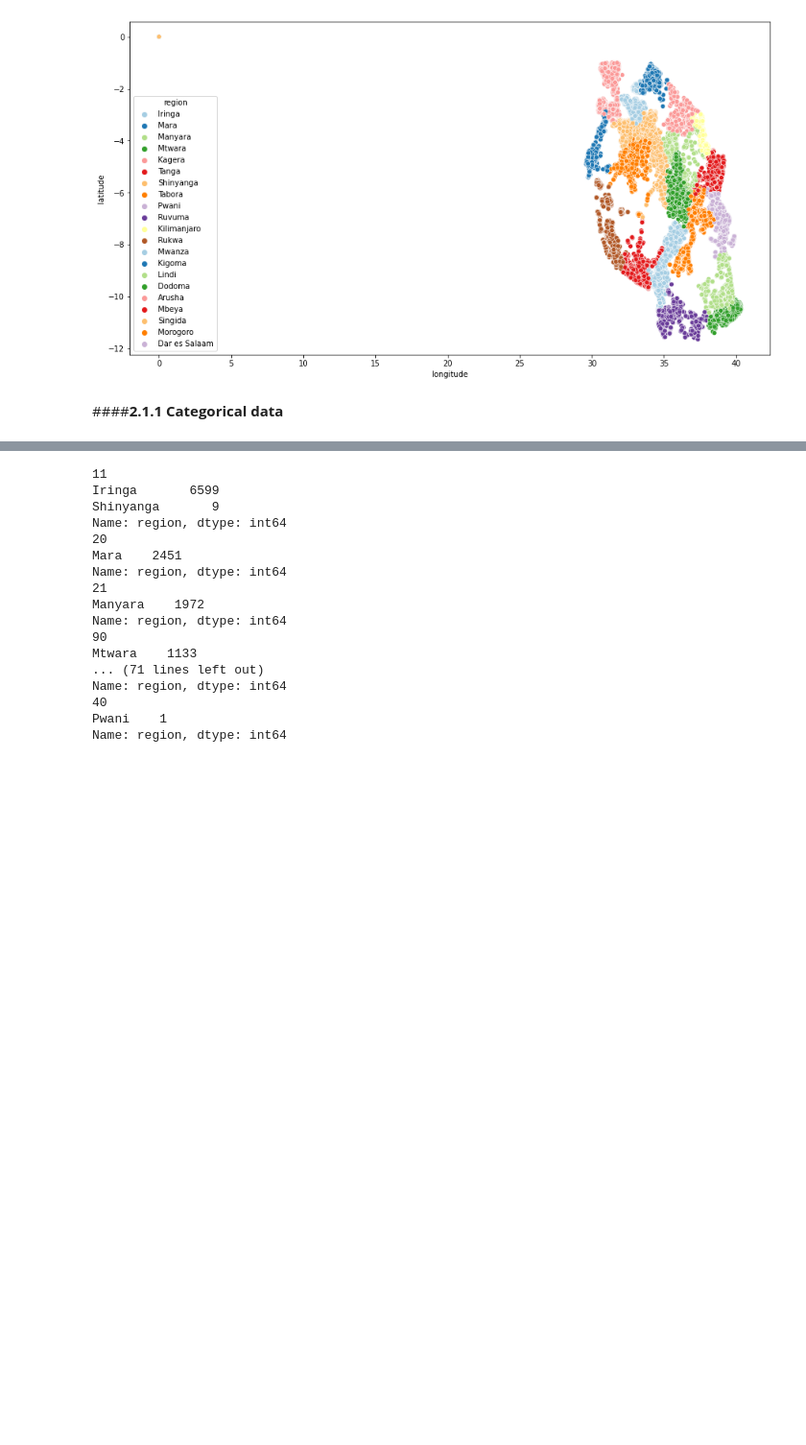
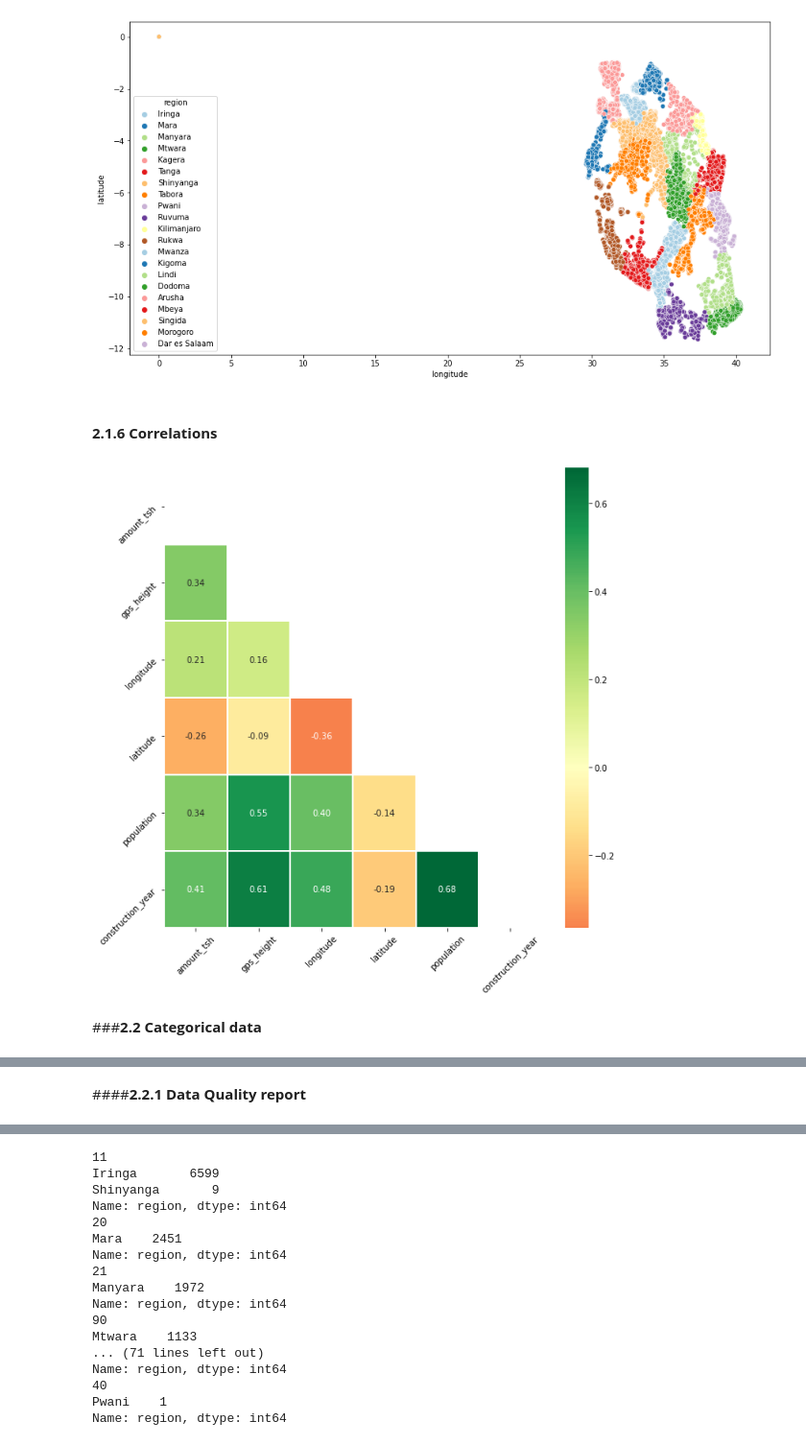
Before and after one commit to BrendaLoznik/waterpumps, a Jupyter notebook: Waterpumps.ipynb, the cells around one changed output, grey strips where cells are left out. Shown at 96% size. Cells and saved outputs as stored; diff of their text form; code cells hidden in the pictures; blank space fills up the shorter version.

```diff
--- a/Waterpumps.ipynb
+++ b/Waterpumps.ipynb
@@ -88,4 +92,7 @@ print("Number of categorical features: {}".format(len(categorical)))
 # %% [output]
 Number of numerical features: 7
 Number of categorical features: 33
+# %%
+#ensure that all categorical data are strings isntead of mixed types
+raw[categorical] = raw[categorical].astype('str')
 # %% [markdown]
@@ -277,8 +290,27 @@ sns.scatterplot(x= raw['longitude'], y = raw['latitude'], hue = raw['region'], p
 plt.show()
 # %% [output]
 [figure]
+# %% [markdown]
+#### **2.1.6 Correlations**
+# %%
+# Create the correlation matrix
+corr_mean = raw[numerical].corr(method = 'spearman')
+
+#create a mask for the upper triangle
+mask = np.triu(np.ones_like(corr_mean, dtype=bool))
+
+# Add the mask to the heatmap
+fig, ax = plt.subplots(figsize=(10,10))
+ax = sns.heatmap(corr_mean, mask=mask, cmap= "RdYlGn", center=0, linewidths=1, annot=True, fmt=".2f")
+ax.set_xticklabels(ax.get_xticklabels(), rotation=45)
+ax.set_yticklabels(ax.get_xticklabels(), rotation=45)
+plt.show()
+
+#note, these correlations aren't too usefull yet because of the many zero's and outliers
+# %% [output]
+[figure, added]
 # %% [markdown]
-####**2.1.1 Categorical data**
+###**2.2 Categorical data**
 # %%
 raw[categorical] = raw[categorical].astype('str')
 # %%
@@ -290,3 +322,5 @@ raw[categorical].head()
 | 2 | functional | Lottery Club | World vision | Kwa Mahundi | 0 | Pangani | Majengo | Manyara | 21 | ... |
 | 3 | non functional | Unicef | UNICEF | Zahanati Ya Nanyumbu | 0 | Ruvuma / Southern Coast | Mahakamani | Mtwara | 90 | ... |
 | 4 | functional | Action In A | Artisan | Shuleni | 0 | Lake Victoria | Kyanyamisa | Kagera | 18 | ... |
+# %% [markdown]
+####**2.2.1 Data Quality report**
```
Also changed, not shown: parts of 30 cells of this notebook.
